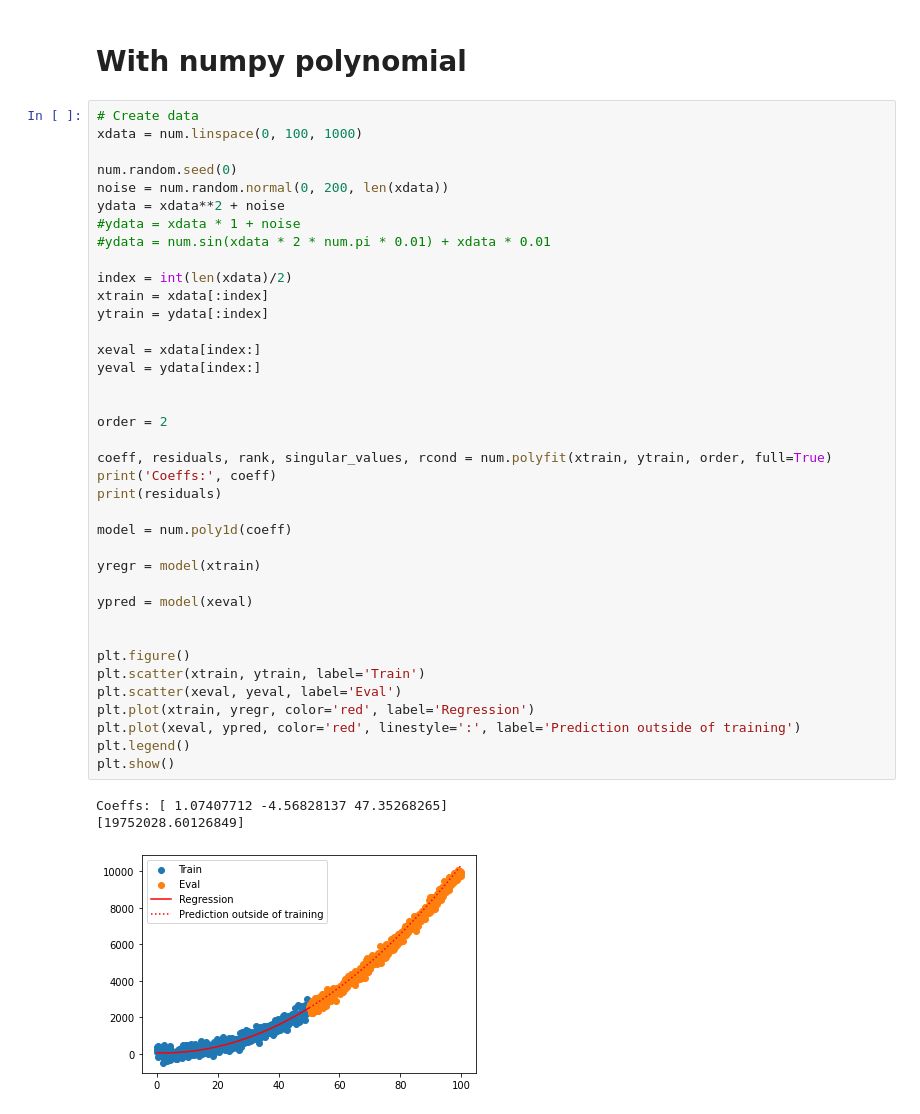
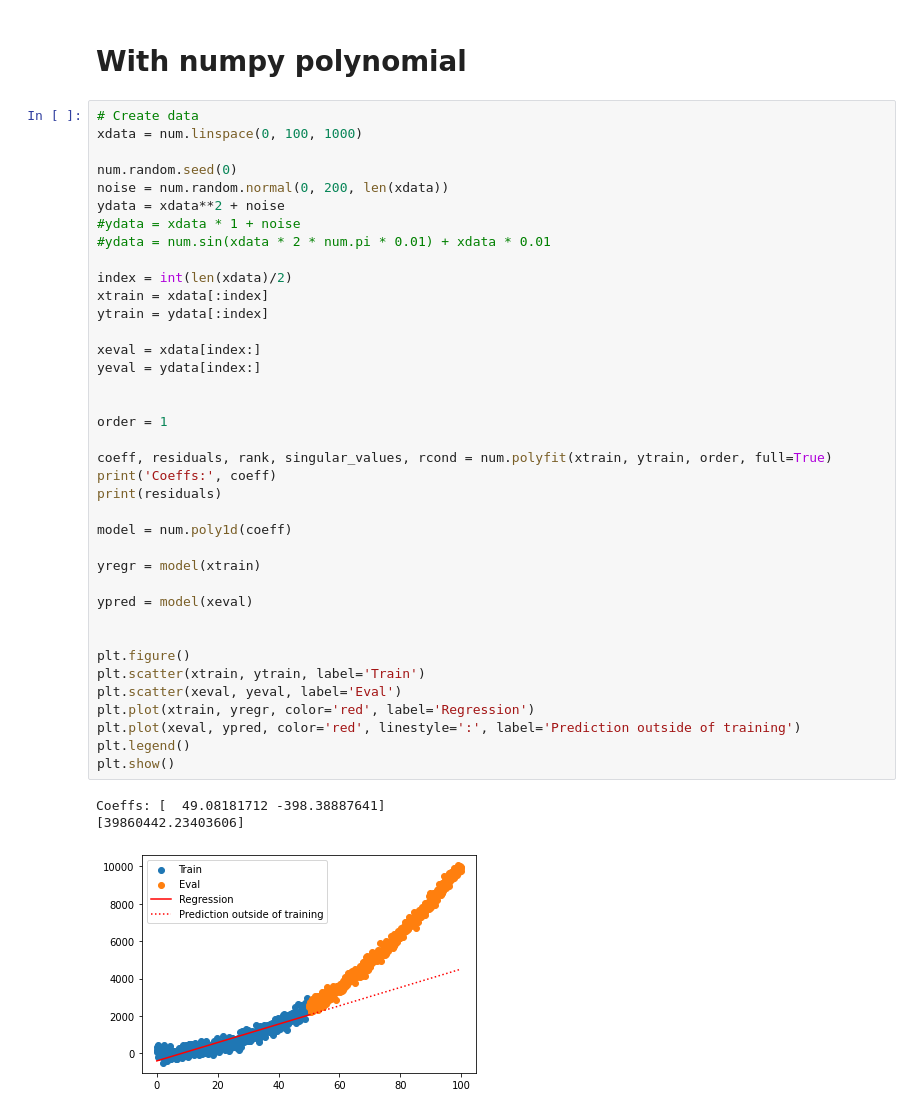
Before and after one commit to torstendahm/seismology_classroom, a Jupyter notebook: numerical_tools/1. Regression_intro.ipynb, the cells around one changed output. Drawn from its saved outputs; the diff is of its cells as text.

```diff
--- a/numerical_tools/1. Regression_intro.ipynb
+++ b/numerical_tools/1. Regression_intro.ipynb
@@ -191,34 +191,34 @@ ydata = xdata**2 + noise
 #ydata = num.sin(xdata * 2 * num.pi * 0.01) + xdata * 0.01
 
 index = int(len(xdata)/2)
 xtrain = xdata[:index]
 ytrain = ydata[:index]
 
 xeval = xdata[index:]
 yeval = ydata[index:]
 
 
-order = 2
+order = 1
 
 coeff, residuals, rank, singular_values, rcond = num.polyfit(xtrain, ytrain, order, full=True)
 print('Coeffs:', coeff)
 print(residuals)
 
 model = num.poly1d(coeff)
 
 yregr = model(xtrain)
 
 ypred = model(xeval)
 
 
 plt.figure()
 plt.scatter(xtrain, ytrain, label='Train')
 plt.scatter(xeval, yeval, label='Eval')
 plt.plot(xtrain, yregr, color='red', label='Regression')
 plt.plot(xeval, ypred, color='red', linestyle=':', label='Prediction outside of training')
 plt.legend()
 plt.show()
 # %% [output]
-Coeffs: [ 1.07407712 -4.56828137 47.35268265]
-[19752028.60126849]
+Coeffs: [  49.08181712 -398.38887641]
+[39860442.23403606]
-[figure, old version]
+[figure, new version]
```
Also changed, not shown: 1 other file.
